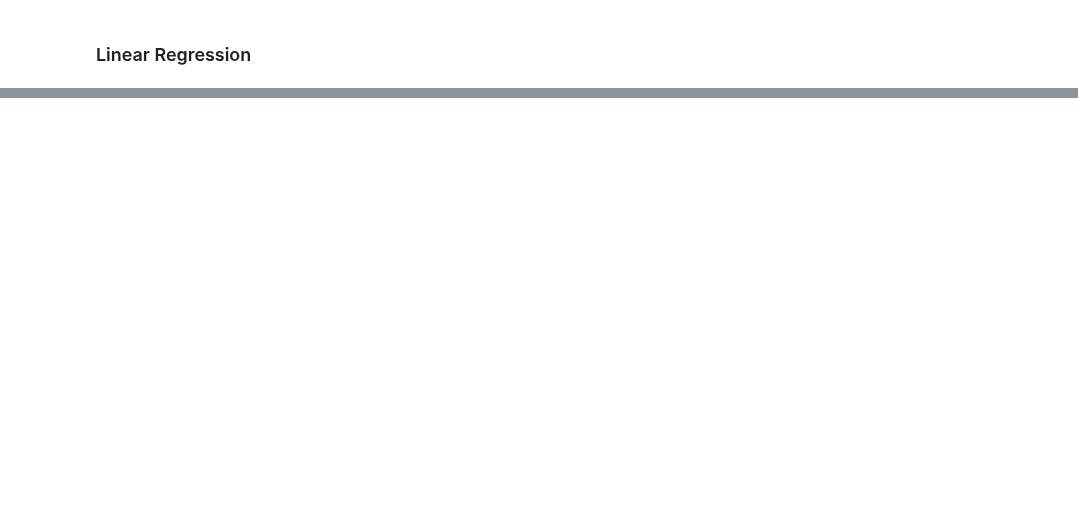
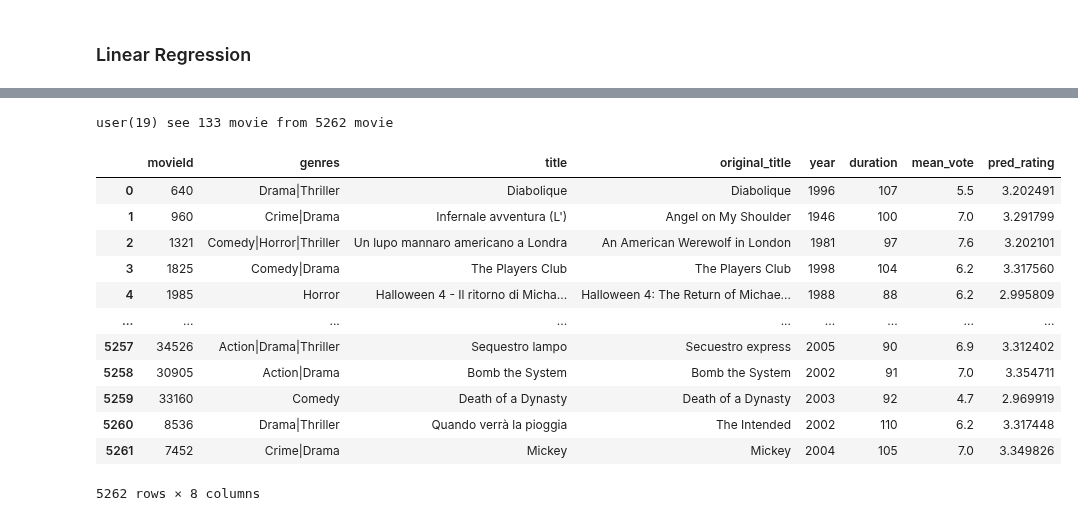
Before and after one commit to mheidari98/Movie-Recommender-Systems, a Jupyter notebook: Regression_USER_Recommender.ipynb, the cells around one changed output, grey strips where cells are left out. Drawn from its saved outputs; the diff is of its cells as text; code cells hidden in the pictures; blank space fills up the shorter version.

```diff
--- a/Regression_USER_Recommender.ipynb
+++ b/Regression_USER_Recommender.ipynb
@@ -166,0 +338,44 @@ RMSE: 0.7234157869659851
+# %%
+def generate_recommendation(model,data,user_id):
+
+    if user_id not in data.userId.to_list():
+        print('user does not exist!')
+
+    movie_seen = data[data.userId==user_id].movieId.unique().tolist()
+    movie_all  = data.movieId.unique().tolist()
+
+    print(f"user({user_id}) see {len(movie_seen)} movie from {len(movie_all)} movie")
+
+    Movies_ID = list(set(movie_all)-set(movie_seen))
+    random.shuffle(Movies_ID)
+
+    data = data.drop(['userId','rating'],axis=1)
+    data = data.drop_duplicates(subset=['movieId'])
+    frames = pd.DataFrame()
+
+    for i in movie_all:
+        mask = data[data.movieId.isin([i])]
+        mask = mask.drop(['movieId'],axis=1)
+        pred = model.predict(mask)
+        tmp = get_Movie_info(i)
+        tmp['pred_rating'] = pred
+        frames = frames.append(tmp, ignore_index=True)
+
+    return frames
+# %%
+generate_recommendation(model01,newdata,19)
+# %% [output]
+user(19) see 133 movie from 5262 movie
+|  | movieId | genres | title | original_title | year | duration | mean_vote | pred_rating |
+| 0 | 640 | Drama|Thriller | Diabolique | Diabolique | 1996 | 107 | 5.5 | 3.202491 |
+| 1 | 960 | Crime|Drama | Infernale avventura (L') | Angel on My Shoulder | 1946 | 100 | 7.0 | 3.291799 |
+| 2 | 1321 | Comedy|Horror|Thriller | Un lupo mannaro americano a Londra | An American Werewolf in London | 1981 | 97 | 7.6 | 3.202101 |
+| 3 | 1825 | Comedy|Drama | The Players Club | The Players Club | 1998 | 104 | 6.2 | 3.317560 |
+| 4 | 1985 | Horror | Halloween 4 - Il ritorno di Micha... | Halloween 4: The Return of Michae... | 1988 | 88 | 6.2 | 2.995809 |
+| ... | ... | ... | ... | ... | ... | ... | ... | ... |
+| 5257 | 34526 | Action|Drama|Thriller | Sequestro lampo | Secuestro express | 2005 | 90 | 6.9 | 3.312402 |
+| 5258 | 30905 | Action|Drama | Bomb the System | Bomb the System | 2002 | 91 | 7.0 | 3.354711 |
+| 5259 | 33160 | Comedy | Death of a Dynasty | Death of a Dynasty | 2003 | 92 | 4.7 | 2.969919 |
+| 5260 | 8536 | Drama|Thriller | Quando verrà la pioggia | The Intended | 2002 | 110 | 6.2 | 3.317448 |
+| 5261 | 7452 | Crime|Drama | Mickey | Mickey | 2004 | 105 | 7.0 | 3.349826 |
+5262 rows × 8 columns
```
Also changed, not shown: parts of 25 cells of this notebook.
